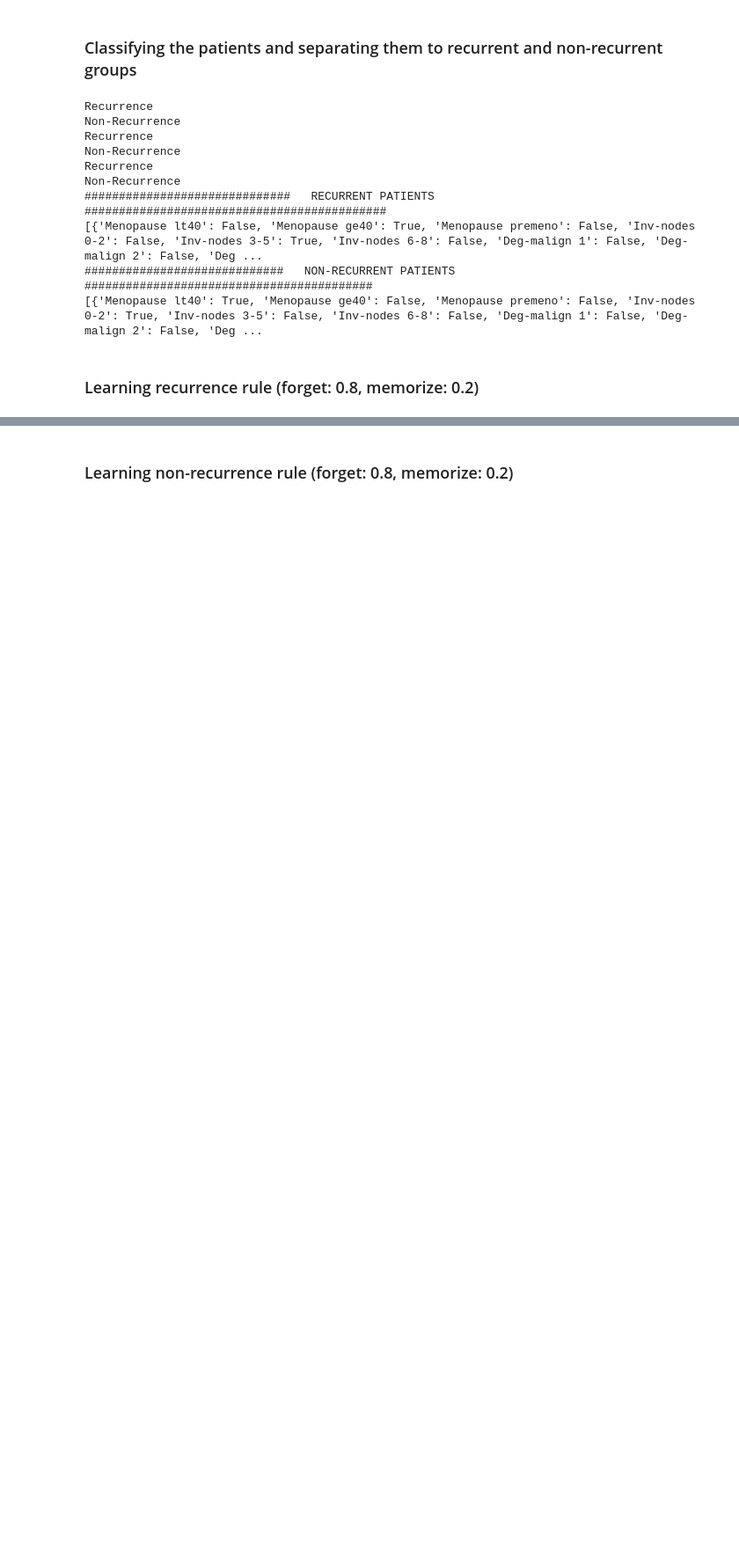
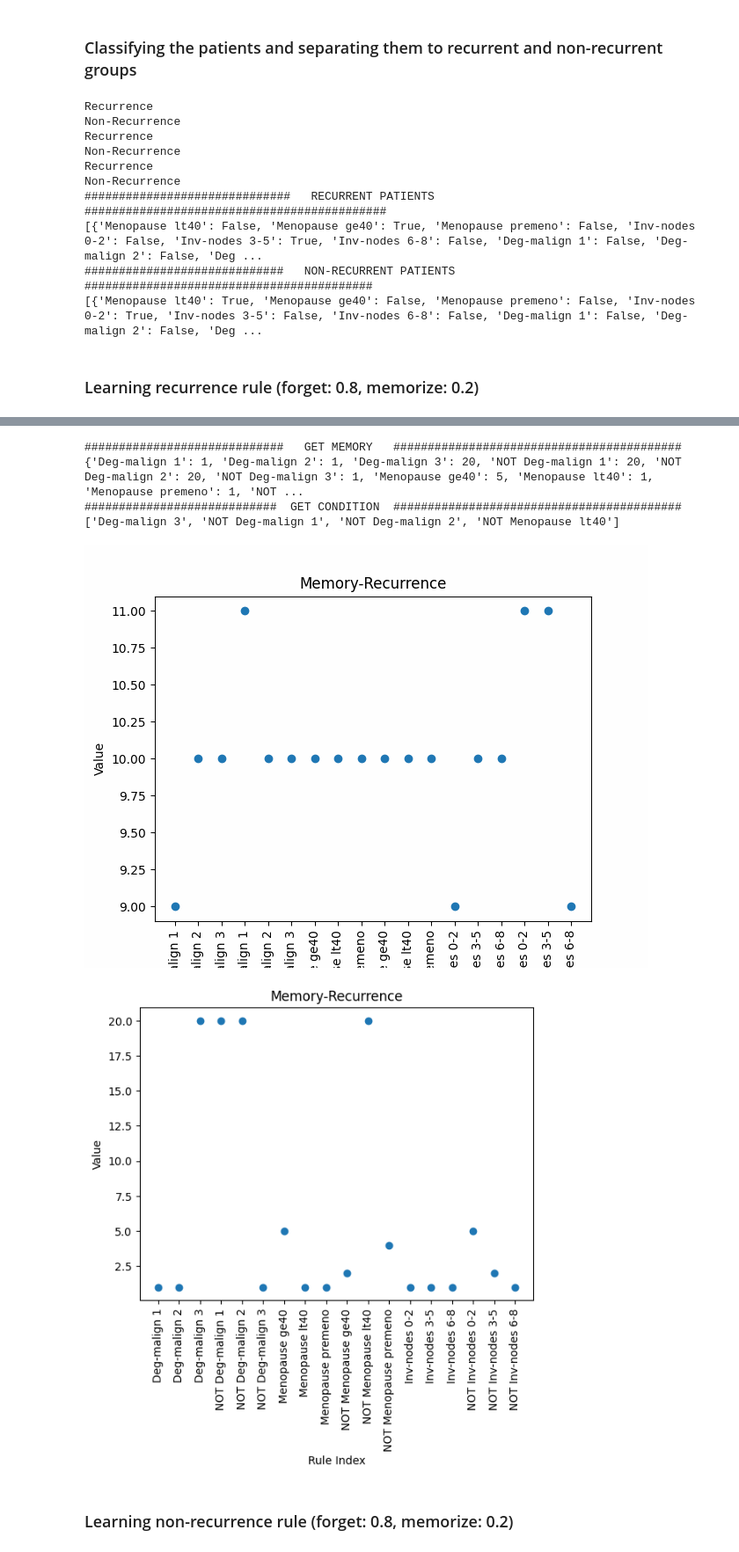
Before and after one commit to Athiene/ikt457-learning-system-assignments, a Jupyter notebook: assignment_2/sample.ipynb, the cells around one changed output, grey strips where cells are left out. Shown at 88% size. Saved outputs shown, nothing was run; the diff lists cells and outputs as text; code cells hidden in the pictures; blank space fills up the shorter version.

Commit message:
Implemented visualization of memorization using graph

```diff
--- a/assignment_2/sample.ipynb
+++ b/assignment_2/sample.ipynb
@@ -247,3 +250,48 @@ print(RecurrenceRule.get_condition())
 ############################  GET CONDITION  ##########################################
 ['Deg-malign 3', 'NOT Deg-malign 1', 'NOT Deg-malign 2', 'NOT Menopause lt40']
+# %%
+RecurrenceRule = Memory(0.8,0.2,GenerateRules())
+
+def animate(i):
+    observation_id = choice(range(3))
+    patient = choice([0,1])
+    if patient == 1:
+        type_i_feedback(ReccurentPatients[observation_id], RecurrenceRule)
+    else:
+        type_ii_feedback(NonReccurentPatients[observation_id], RecurrenceRule)
+
+    ax1.clear()
+    memory = RecurrenceRule.get_memory()
+    x_vals = range(len(memory))
+    y_vals = list(memory.values())
+
+    ax1.plot(x_vals, y_vals, 'o')
+
+    ax1.set_title('Memory-Recurrence')
+    ax1.set_xlabel('Rule Index')
+    ax1.set_ylabel('Value')
+    ax1.set_xticks(x_vals)
+    ax1.set_xticklabels(memory.keys(), rotation=90)
+
+
+fig = plt.figure()
+ax1 = fig.add_subplot(1, 1, 1)
+ani = animation.FuncAnimation(fig, animate, interval=1000, save_count=1000)
+ani.save('animation_recurrenceRule.gif', writer='pillow', fps=60)
+
+print('#############################   GET MEMORY   ##########################################')
+print(RecurrenceRule.get_memory())
+print('############################  GET CONDITION  ##########################################')
+print(RecurrenceRule.get_condition())
+
+# Display the GIF inline in Jupyter
+display(Image(filename="animation_recurrenceRule.gif"))
+plt.show()
+# %% [output]
+#############################   GET MEMORY   ##########################################
+{'Deg-malign 1': 1, 'Deg-malign 2': 1, 'Deg-malign 3': 20, 'NOT Deg-malign 1': 20, 'NOT Deg-malign 2': 20, 'NOT Deg-malign 3': 1, 'Menopause ge40': 5, 'Menopause lt40': 1, 'Menopause premeno': 1, 'NOT ...
+############################  GET CONDITION  ##########################################
+['Deg-malign 3', 'NOT Deg-malign 1', 'NOT Deg-malign 2', 'NOT Menopause lt40']
+[figure, added]
+[figure, added]
 # %% [markdown]
```
Also changed, not shown: parts of 14 cells of this notebook, 3 other files.
